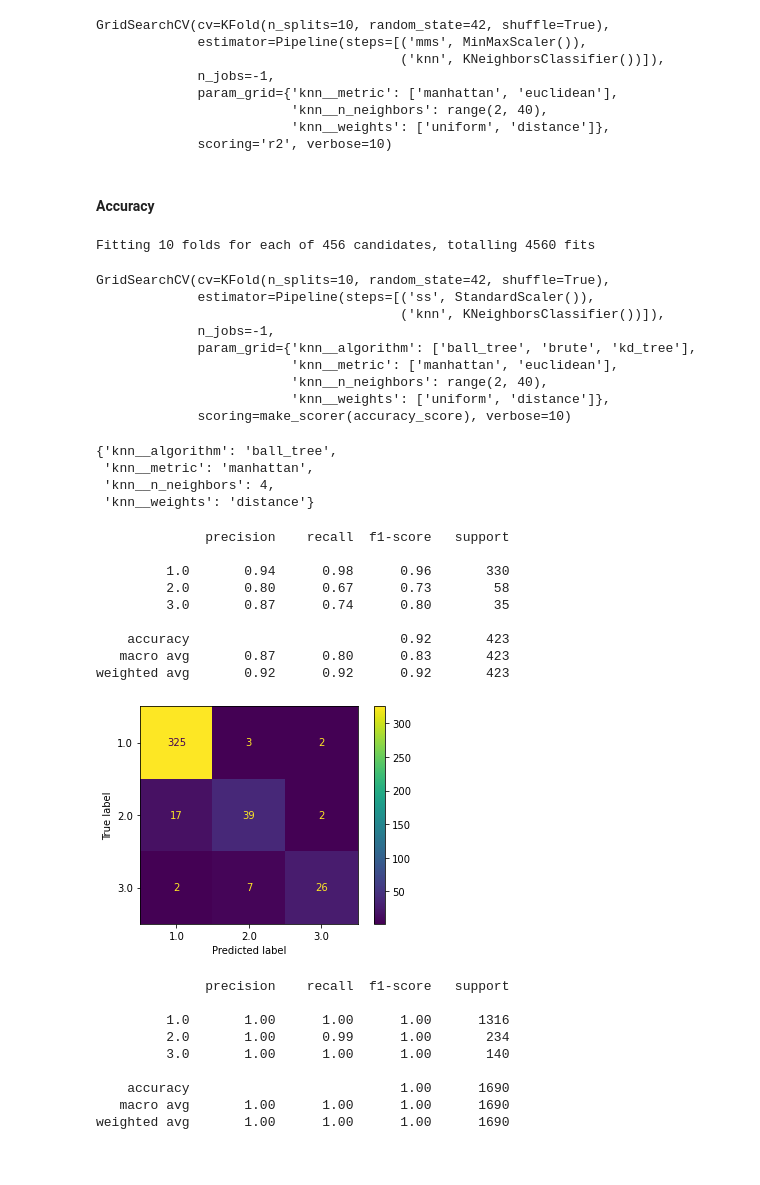
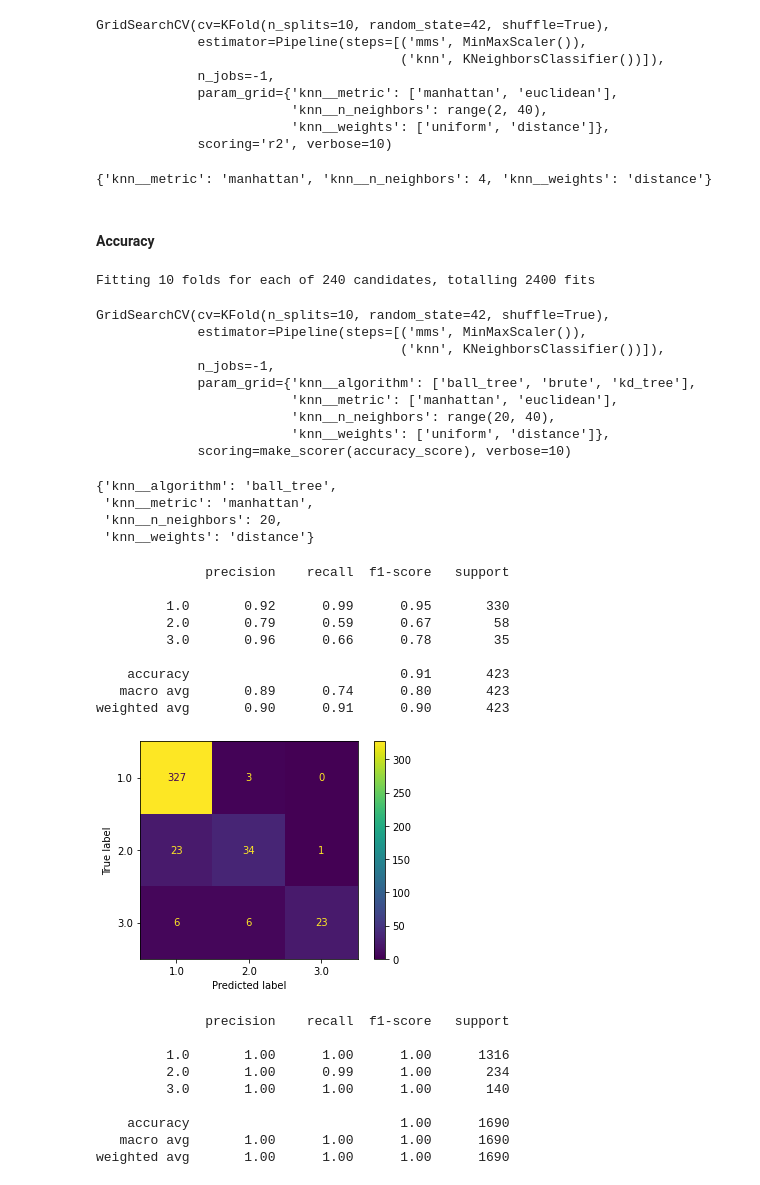
Before and after one commit to alvesgabriel/lets-code-analytics-modulo-4, a Jupyter notebook: algorithm_knn.ipynb, the cells around one changed output. Saved outputs shown, nothing was run; the diff lists cells and outputs as text; code cells hidden in the pictures.

```diff
--- a/algorithm_knn.ipynb
+++ b/algorithm_knn.ipynb
@@ -92,12 +93,12 @@ from sklearn.metrics import make_scorer, recall_score
 from sklearn.metrics import make_scorer, f1_score, r2_score
 from sklearn.preprocessing import MinMaxScaler
 
-steps = [
+steps_mms = [
     ("mms", MinMaxScaler()),
     ("knn", KNeighborsClassifier()),
 ]
 
-pipe = Pipeline(steps)
+pipe_mms = Pipeline(steps_mms)
 # %%
 splitter = KFold(n_splits=10, shuffle=True, random_state=42)
 
@@ -107,14 +108,14 @@ score = make_scorer(recall_score, labels=[2, 3], average="micro")
 
 param_grid = {"knn__weights" : ["uniform", "distance"],
               "knn__metric" : ["manhattan", "euclidean"],
-              "knn__n_neighbors" : range(2, 40)}
+              "knn__n_neighbors" : range(20, 40)}
 
-grid_knn_reg = GridSearchCV(estimator=pipe,
+grid_knn_mms = GridSearchCV(estimator=pipe_mms,
                             param_grid=param_grid,
                             scoring=score,
                             cv=splitter,
                             verbose=10,
                             n_jobs=-1)
 
-grid_knn_reg.fit(X_train, y_train)
+grid_knn_mms.fit(X_train, y_train)
 # %% [output]
@@ -174,14 +176,14 @@ param_grid = {"knn__weights" : ["uniform", "distance"],
               "knn__metric" : ["manhattan", "euclidean"],
               "knn__n_neighbors" : range(2, 40)}
 
-grid_knn_reg = GridSearchCV(estimator=pipe,
+grid_knn_r2 = GridSearchCV(estimator=pipe_mms,
                             param_grid=param_grid,
                             scoring=score,
                             cv=splitter,
                             verbose=10,
                             n_jobs=-1)
 
-grid_knn_reg.fit(X_train, y_train)
+grid_knn_r2.fit(X_train, y_train)
 # %% [output]
 Fitting 10 folds for each of 152 candidates, totalling 1520 fits
 GridSearchCV(cv=KFold(n_splits=10, random_state=42, shuffle=True),
@@ -192,6 +194,10 @@ GridSearchCV(cv=KFold(n_splits=10, random_state=42, shuffle=True),
                          'knn__n_neighbors': range(2, 40),
                          'knn__weights': ['uniform', 'distance']},
              scoring='r2', verbose=10)
+# %%
+grid_knn_r2.best_params_
+# %% [output]
+{'knn__metric': 'manhattan', 'knn__n_neighbors': 4, 'knn__weights': 'distance'}
 # %% [markdown]
 #### Accuracy
 # %%
@@ -206,45 +212,45 @@ score = make_scorer(accuracy_score)
 param_grid = {"knn__weights" : ['uniform', 'distance'],
               "knn__algorithm" : ['ball_tree', 'brute', 'kd_tree'],
               "knn__metric" : ['manhattan', 'euclidean'],
-              "knn__n_neighbors" : range(2, 40)}
+              "knn__n_neighbors" : range(20, 40)}
 
-grid_knn_reg = GridSearchCV(estimator=pipe,
+grid_knn_acc = GridSearchCV(estimator=pipe,
                             param_grid=param_grid,
                             scoring=score,
                             cv=splitter,
                             verbose=10,
                             n_jobs=-1)
 
-grid_knn_reg.fit(X_train, y_train)
+grid_knn_acc.fit(X_train, y_train)
 # %% [output]
-Fitting 10 folds for each of 456 candidates, totalling 4560 fits
+Fitting 10 folds for each of 240 candidates, totalling 2400 fits
 GridSearchCV(cv=KFold(n_splits=10, random_state=42, shuffle=True),
-             estimator=Pipeline(steps=[('ss', StandardScaler()),
+             estimator=Pipeline(steps=[('mms', MinMaxScaler()),
                                        ('knn', KNeighborsClassifier())]),
              n_jobs=-1,
              param_grid={'knn__algorithm': ['ball_tree', 'brute', 'kd_tree'],
                          'knn__metric': ['manhattan', 'euclidean'],
-                         'knn__n_neighbors': range(2, 40),
+                         'knn__n_neighbors': range(20, 40),
                          'knn__weights': ['uniform', 'distance']},
              scoring=make_scorer(accuracy_score), verbose=10)
 # %%
-grid_knn_reg.best_params_
+grid_knn_acc.best_params_
 # %% [output]
 {'knn__algorithm': 'ball_tree',
  'knn__metric': 'manhattan',
- 'knn__n_neighbors': 4,
+ 'knn__n_neighbors': 20,
  'knn__weights': 'distance'}
 # %%
-print_report(grid_knn_reg, X_test, y_test)
+print_report(grid_knn_acc, X_test, y_test)
 # %% [output]
               precision    recall  f1-score   support
 
-         1.0       0.94      0.98      0.96       330
-         2.0       0.80      0.67      0.73        58
-         3.0       0.87      0.74      0.80        35
+         1.0       0.92      0.99      0.95       330
+         2.0       0.79      0.59      0.67        58
+         3.0       0.96      0.66      0.78        35
 
-    accuracy                           0.92       423
-   macro avg       0.87      0.80      0.83       423
-weighted avg       0.92      0.92      0.92       423
+    accuracy                           0.91       423
+   macro avg       0.89      0.74      0.80       423
+weighted avg       0.90      0.91      0.90       423
-[figure, old version]
+[figure, new version]
 # %%
```
Also changed, not shown: parts of 17 cells of this notebook.
